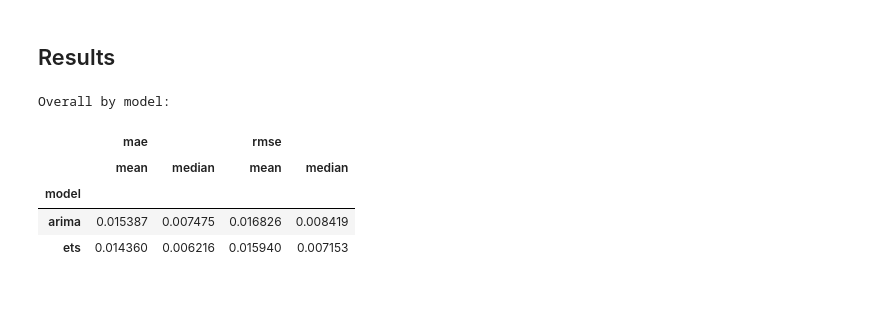
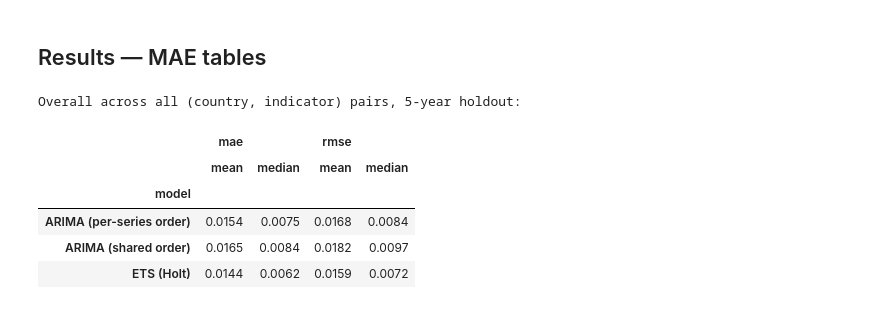
Before and after one commit to donismous/Climate-Resilience, a Jupyter notebook: notebooks/model_eval.ipynb, the cells around one changed output. Cells and saved outputs as stored; diff of their text form; code cells hidden in the pictures.

```diff
--- a/notebooks/model_eval.ipynb
+++ b/notebooks/model_eval.ipynb
@@ -117,0 +50,9 @@ Convergence fallbacks: 628
+# %%
+df = pd.read_csv(ROOT / "data" / "data_preprocessed" / "processed_data.csv")
+
+results, preds, info = eval_utils.run_backtests(df)
+
+print(f"Result rows: {len(results)}  |  failed fits: {results['error'].notna().sum()}")
+print(f"ARIMA convergence fallbacks (per-series model): {info['arima_convergence_fallbacks']}")
+print("Shared-order selection:", info["shared_orders"])
+results.head()
@@ -118,13 +69,20 @@ Convergence fallbacks: 628
 # %% [markdown]
-## Results
+## Results — MAE tables
 # %%
 valid = results[results["error"].isna()]
-print("Overall by model:")
-valid.groupby("model")[["mae", "rmse"]].agg(["mean", "median"])
+
+overall = (
+    valid.groupby("model")[["mae", "rmse"]]
+    .agg(["mean", "median"])
+    .rename(index=MODEL_LABELS)
+)
+print(f"Overall across all (country, indicator) pairs, {TEST_YEARS}-year holdout:")
+overall
 # %% [output]
-Overall by model:
+Overall across all (country, indicator) pairs, 5-year holdout:
 |  | mae |  | rmse |  |
 |  | mean | median | mean | median |
 | model |  |  |  |  |
-| arima | 0.015387 | 0.007475 | 0.016826 | 0.008419 |
-| ets | 0.014360 | 0.006216 | 0.015940 | 0.007153 |
+| ARIMA (per-series order) | 0.0154 | 0.0075 | 0.0168 | 0.0084 |
+| ARIMA (shared order) | 0.0165 | 0.0084 | 0.0182 | 0.0097 |
+| ETS (Holt) | 0.0144 | 0.0062 | 0.0159 | 0.0072 |
```
Also changed, not shown: parts of 29 cells of this notebook, 2 other files.
